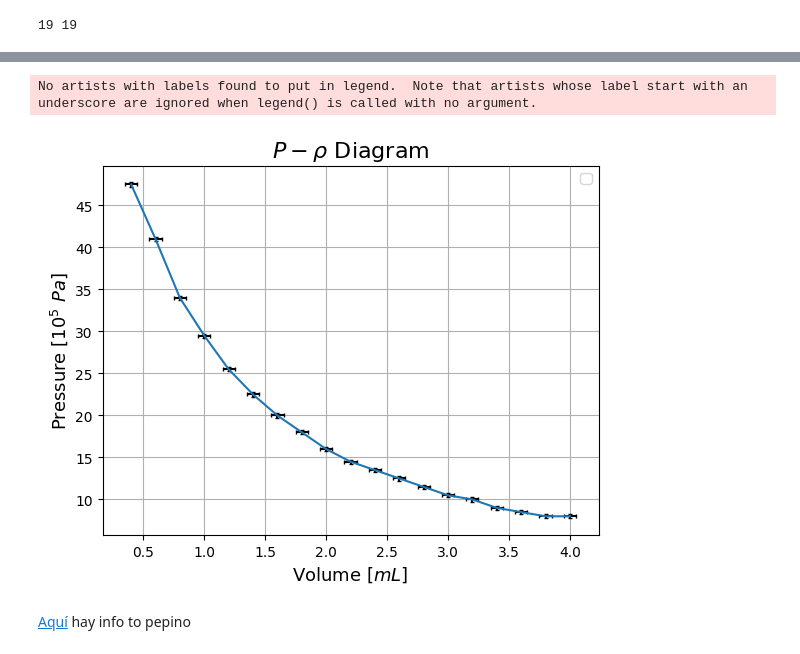
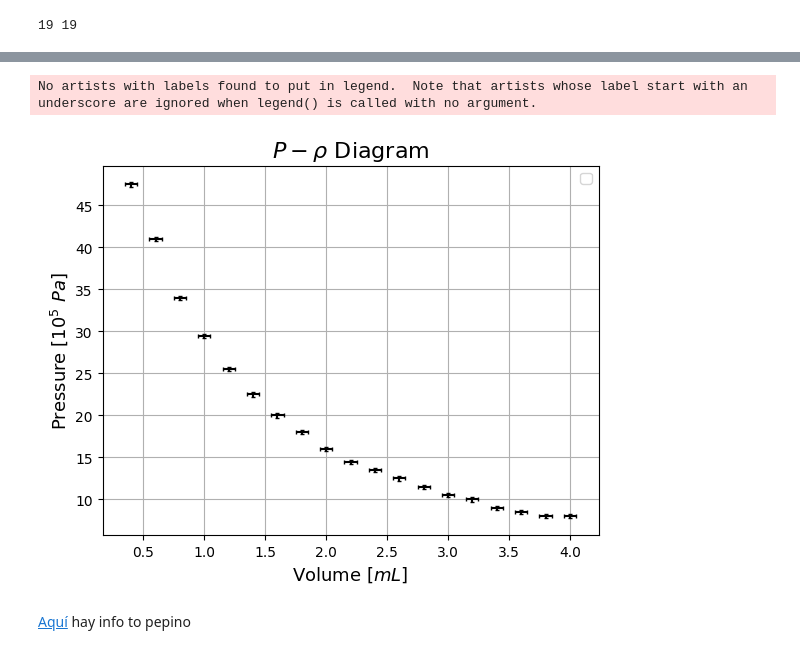
Before and after one commit to LuisGMM/UC3M-Statistics-LAB2, a Jupyter notebook: src/uc3m-statistics-lab2/data.ipynb, the cells around one changed output, grey strips where cells are left out. Saved outputs shown, nothing was run; the diff lists cells and outputs as text; code cells hidden in the pictures.

```diff
--- a/src/uc3m-statistics-lab2/data.ipynb
+++ b/src/uc3m-statistics-lab2/data.ipynb
@@ -229,16 +280,17 @@ print(len(volumes), len(pressures))
 # %%
 plt.title(r'$P - \rho $ Diagram', fontsize='16')
 # plt.plot(volumes, pressures)
 # plt.scatter(volumes, pressures)
-plt.errorbar(volumes, pressures, yerr=PSR_ERR, xerr=VOL_ERR, ecolor='black', capsize=1.5, linestyle='-',)
+plt.errorbar(volumes, pressures, yerr=PSR_ERR, xerr=VOL_ERR, ecolor='black', capsize=1.5, linestyle='')
 plt.xlabel(r'Volume $[mL]$', fontsize='13')
 plt.ylabel(r'Pressure $[10^5 \ Pa]$',fontsize='13')
 plt.legend()
 plt.grid()
+plt.savefig('plot_pv_q3.png')
 plt.show()
 # %% [output]
 No artists with labels found to put in legend.  Note that artists whose label start with an underscore are ignored when legend() is called with no argument.
-[figure, old version]
+[figure, new version]
 # %% [markdown]
 [Aquí](https://webbook.nist.gov/cgi/cbook.cgi?ID=C74840&Mask=4) hay info to pepino
 # %%
```
Also changed, not shown: parts of 6 cells of this notebook, 2 other files.
